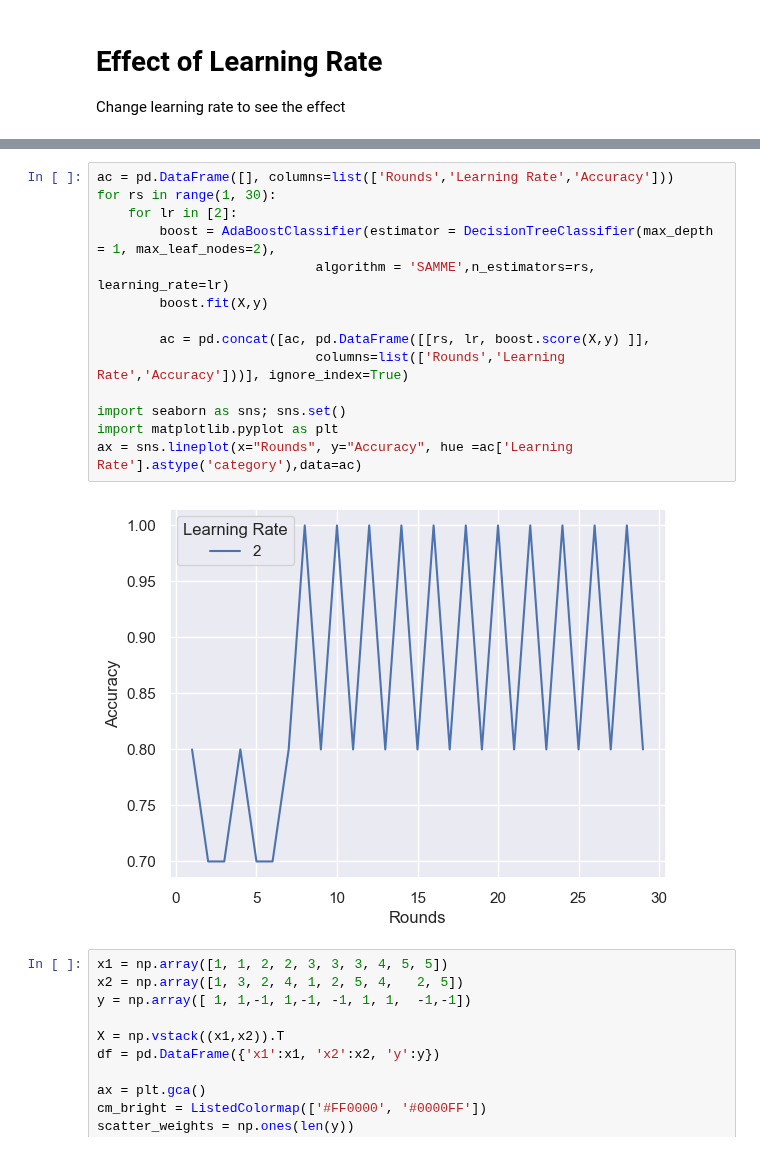
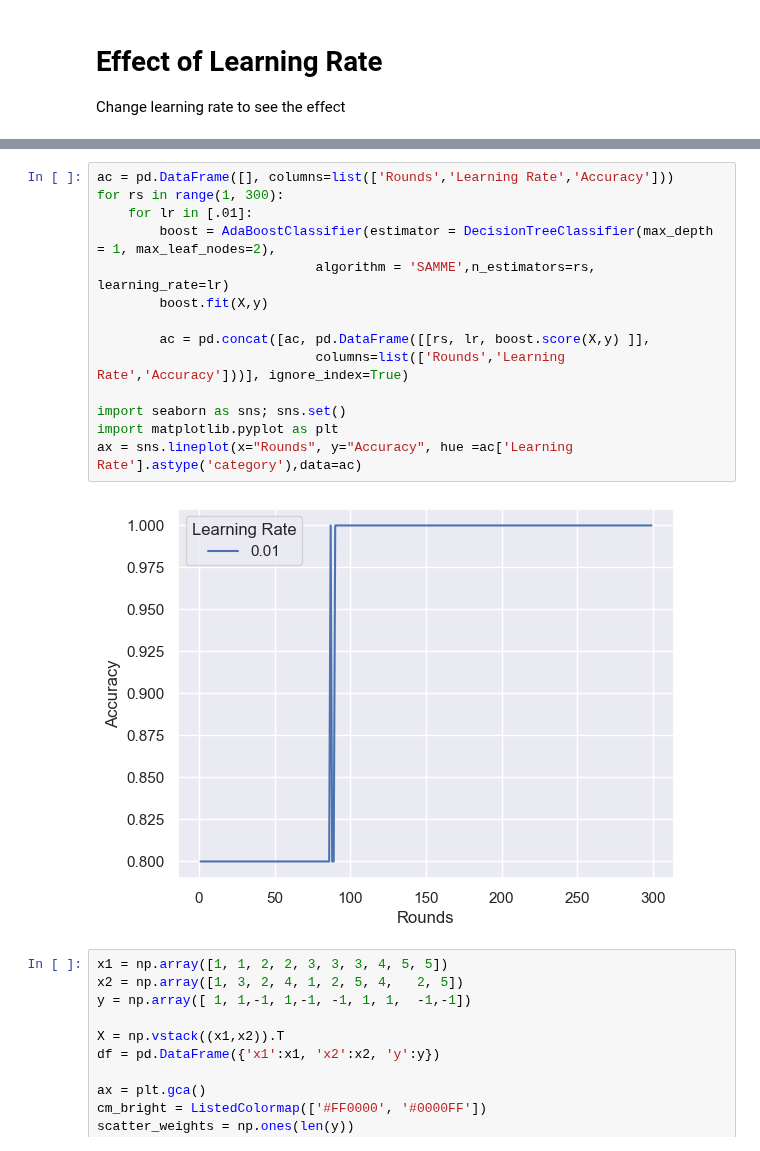
Before and after one commit to bryantstats/math460, a Jupyter notebook: python/adaboost_demonstrate_fa23.ipynb, the cells around one changed output, grey strips where cells are left out. Saved outputs shown, nothing was run; the diff lists cells and outputs as text.

```diff
--- a/python/adaboost_demonstrate_fa23.ipynb
+++ b/python/adaboost_demonstrate_fa23.ipynb
@@ -179,19 +179,19 @@ Accuracy =  1.0
 # %%
 ac = pd.DataFrame([], columns=list(['Rounds','Learning Rate','Accuracy']))
-for rs in range(1, 30):
-    for lr in [2]:
+for rs in range(1, 300):
+    for lr in [.01]:
         boost = AdaBoostClassifier(estimator = DecisionTreeClassifier(max_depth = 1, max_leaf_nodes=2),
                             algorithm = 'SAMME',n_estimators=rs, learning_rate=lr)
         boost.fit(X,y)
 
         ac = pd.concat([ac, pd.DataFrame([[rs, lr, boost.score(X,y) ]],
                             columns=list(['Rounds','Learning Rate','Accuracy']))], ignore_index=True)
 
 import seaborn as sns; sns.set()
 import matplotlib.pyplot as plt
 ax = sns.lineplot(x="Rounds", y="Accuracy", hue =ac['Learning Rate'].astype('category'),data=ac)
 # %% [output]
-[figure, old version]
+[figure, new version]
 # %%
 x1 = np.array([1, 1, 2, 2, 3, 3, 3, 4, 5, 5])
 x2 = np.array([1, 3, 2, 4, 1, 2, 5, 4,   2, 5])
```
Also changed, not shown: parts of 3 cells of this notebook, 7 other files.
